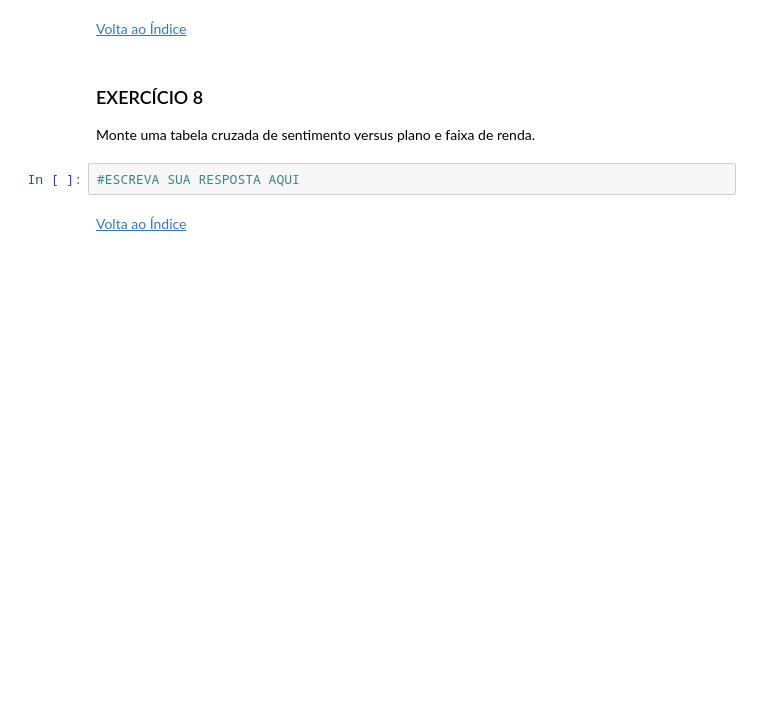
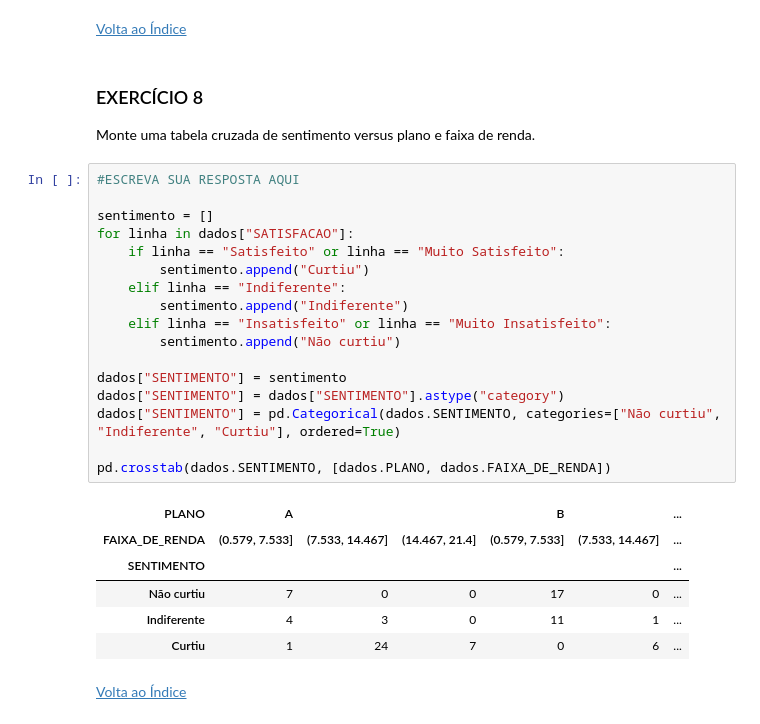
Before and after one commit to brunozalc/CD22-2, a Jupyter notebook: aula03/Aula03_Atividade_ExplorandoVariaveisQuantitativas.ipynb, the cells around one changed output. Saved outputs shown, nothing was run; the diff lists cells and outputs as text; blank space fills up the shorter version.

```diff
--- a/aula03/Aula03_Atividade_ExplorandoVariaveisQuantitativas.ipynb
+++ b/aula03/Aula03_Atividade_ExplorandoVariaveisQuantitativas.ipynb
@@ -218,8 +351,30 @@ Crie uma nova coluna em `dados` chamada `FAIXA_DE_RENDA`que contenha a classific
 ### EXERCÍCIO 8
 
 Monte uma tabela cruzada de sentimento versus plano e faixa de renda.
-# %%
-#ESCREVA SUA RESPOSTA AQUI
+# %%
+#ESCREVA SUA RESPOSTA AQUI
+
+sentimento = []
+for linha in dados["SATISFACAO"]:
+    if linha == "Satisfeito" or linha == "Muito Satisfeito":
+        sentimento.append("Curtiu")
+    elif linha == "Indiferente":
+        sentimento.append("Indiferente")
+    elif linha == "Insatisfeito" or linha == "Muito Insatisfeito":
+        sentimento.append("Não curtiu")
+
+dados["SENTIMENTO"] = sentimento
+dados["SENTIMENTO"] = dados["SENTIMENTO"].astype("category")
+dados["SENTIMENTO"] = pd.Categorical(dados.SENTIMENTO, categories=["Não curtiu", "Indiferente", "Curtiu"], ordered=True)
+
+pd.crosstab(dados.SENTIMENTO, [dados.PLANO, dados.FAIXA_DE_RENDA])
+# %% [output]
+| PLANO | A |  |  | B |  | ... |
+| FAIXA_DE_RENDA | (0.579, 7.533] | (7.533, 14.467] | (14.467, 21.4] | (0.579, 7.533] | (7.533, 14.467] | ... |
+| SENTIMENTO |  |  |  |  |  | ... |
+| Não curtiu | 7 | 0 | 0 | 17 | 0 | ... |
+| Indiferente | 4 | 3 | 0 | 11 | 1 | ... |
+| Curtiu | 1 | 24 | 7 | 0 | 6 | ... |
 # %% [markdown]
 [Volta ao Índice](#indice)
 # %% [markdown]
```
Also changed, not shown: parts of 16 cells of this notebook, 3 other files.
